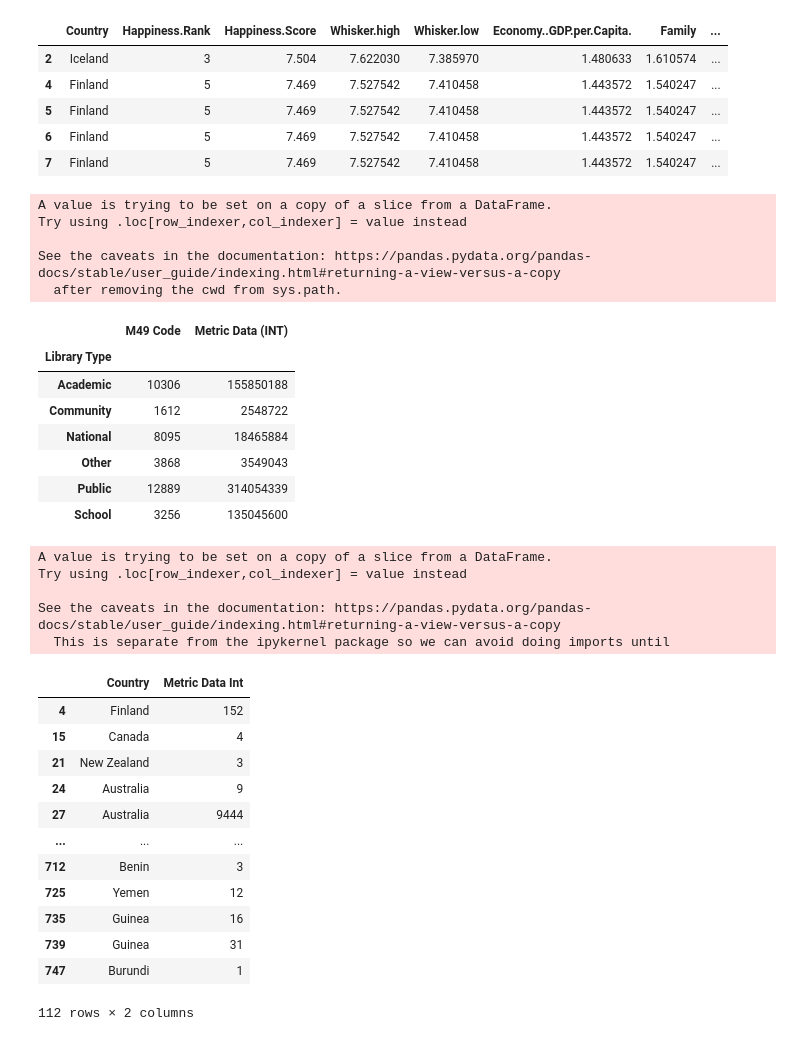
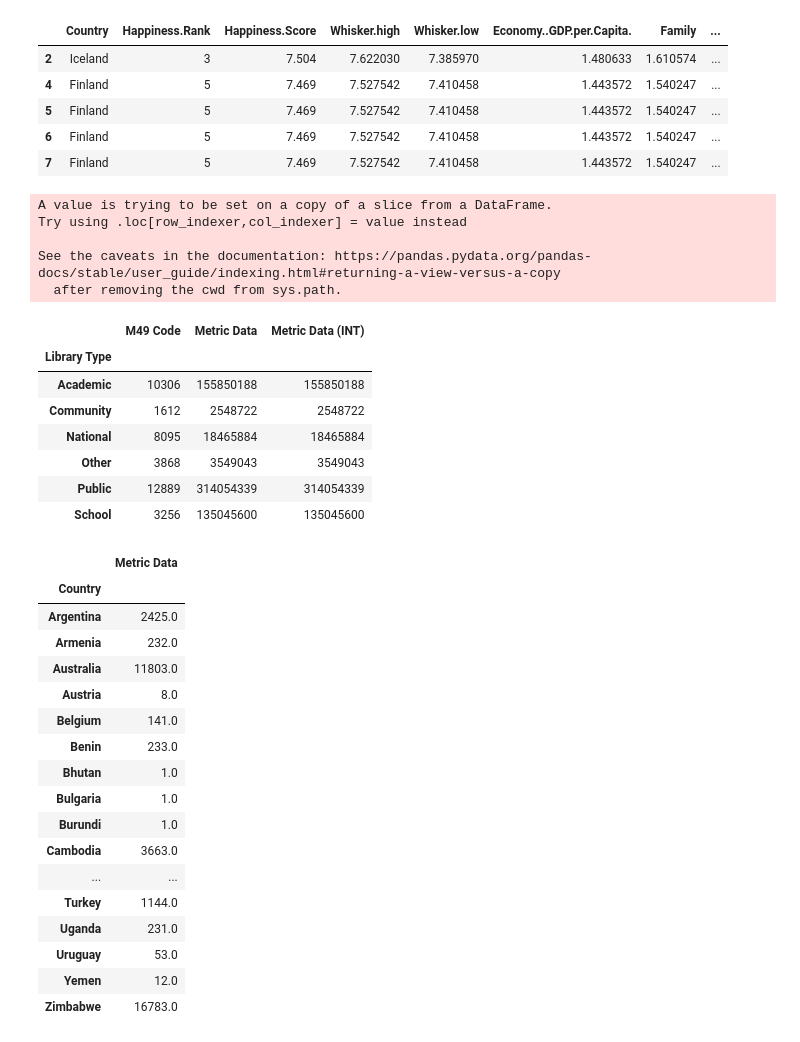
Before and after one commit to zpoeschl/Libraries-vs-Happiness, a Jupyter notebook: WorkingNotebook.ipynb, the cells around one changed output. Cells and saved outputs as stored; diff of their text form; code cells hidden in the pictures.

```diff
--- a/WorkingNotebook.ipynb
+++ b/WorkingNotebook.ipynb
@@ -41,6 +41,8 @@ libraries_df
 | 8626 | Other | Oceania | Kiribati | 296 | Staff | 7 | 2017 |
 | 8627 | Other | Oceania | Kiribati | 296 | Volunteers | 0 | 2017 |
 870 rows × 7 columns
+# %%
+libraries_df["Metric Data"] = pd.to_numeric(libraries_df["Metric Data"],errors="coerce")
 # %%
 combined_df = pd.merge(happiness_df, libraries_df, how='left', left_on=["Country"], right_on=["Country or Area"])
 combined_df
@@ -85,14 +87,14 @@ Try using .loc[row_indexer,col_indexer] = value instead
 
 See the caveats in the documentation: https://pandas.pydata.org/pandas-docs/stable/user_guide/indexing.html#returning-a-view-versus-a-copy
   after removing the cwd from sys.path.
-|  | M49 Code | Metric Data (INT) |
-| Library Type |  |  |
-| Academic | 10306 | 155850188 |
-| Community | 1612 | 2548722 |
-| National | 8095 | 18465884 |
-| Other | 3868 | 3549043 |
-| Public | 12889 | 314054339 |
-| School | 3256 | 135045600 |
+|  | M49 Code | Metric Data | Metric Data (INT) |
+| Library Type |  |  |  |
+| Academic | 10306 | 155850188 | 155850188 |
+| Community | 1612 | 2548722 | 2548722 |
+| National | 8095 | 18465884 | 18465884 |
+| Other | 3868 | 3549043 | 3549043 |
+| Public | 12889 | 314054339 | 314054339 |
+| School | 3256 | 135045600 | 135045600 |
 # %%
 # PAM CODE HERE - start
 # %%
@@ -107,13 +109,3 @@ See the caveats in the documentation: https://pandas.pydata.org/pandas-docs/stab
 #bar graph of libraries per country
 import matplotlib.pyplot as plt
 import numpy as np
-# %%
-# number_libraries_df = combined_df.convert_dtypes()
-number_libraries_df = combined_df.loc[combined_df["Metric"] == "Libraries", :]
-number_libraries_df["Metric Data Int"] = number_libraries_df["Metric Data"].astype(int)
-# %% [output]
-A value is trying to be set on a copy of a slice from a DataFrame.
-Try using .loc[row_indexer,col_indexer] = value instead
-
-See the caveats in the documentation: https://pandas.pydata.org/pandas-docs/stable/user_guide/indexing.html#returning-a-view-versus-a-copy
-  This is separate from the ipykernel package so we can avoid doing imports until
@@ -120,20 +114,25 @@ See the caveats in the documentation: https://pandas.pydata.org/pandas-docs/stab
 # %%
 number_group = number_libraries_df.groupby(["Country"])
-number_group.sum()
-number_group_df = number_group[["Country","Metric Data Int"]]
-number_group_df.head()
+num_lib_df = number_group.sum()
+num_lib_df = pd.DataFrame(num_lib_df["Metric Data"])
+num_lib_df
 # %% [output]
-|  | Country | Metric Data Int |
-| 4 | Finland | 152 |
-| 15 | Canada | 4 |
-| 21 | New Zealand | 3 |
-| 24 | Australia | 9 |
-| 27 | Australia | 9444 |
-| ... | ... | ... |
-| 712 | Benin | 3 |
-| 725 | Yemen | 12 |
-| 735 | Guinea | 16 |
-| 739 | Guinea | 31 |
-| 747 | Burundi | 1 |
+|  | Metric Data |
+| Country |  |
+| Argentina | 2425.0 |
+| Armenia | 232.0 |
+| Australia | 11803.0 |
+| Austria | 8.0 |
+| Belgium | 141.0 |
+| Benin | 233.0 |
+| Bhutan | 1.0 |
+| Bulgaria | 1.0 |
+| Burundi | 1.0 |
+| Cambodia | 3663.0 |
+| ... | ... |
+| Turkey | 1144.0 |
+| Uganda | 231.0 |
+| Uruguay | 53.0 |
+| Yemen | 12.0 |
+| Zimbabwe | 16783.0 |
-112 rows × 2 columns
 # %%
```
Also changed, not shown: parts of 4 cells of this notebook.
